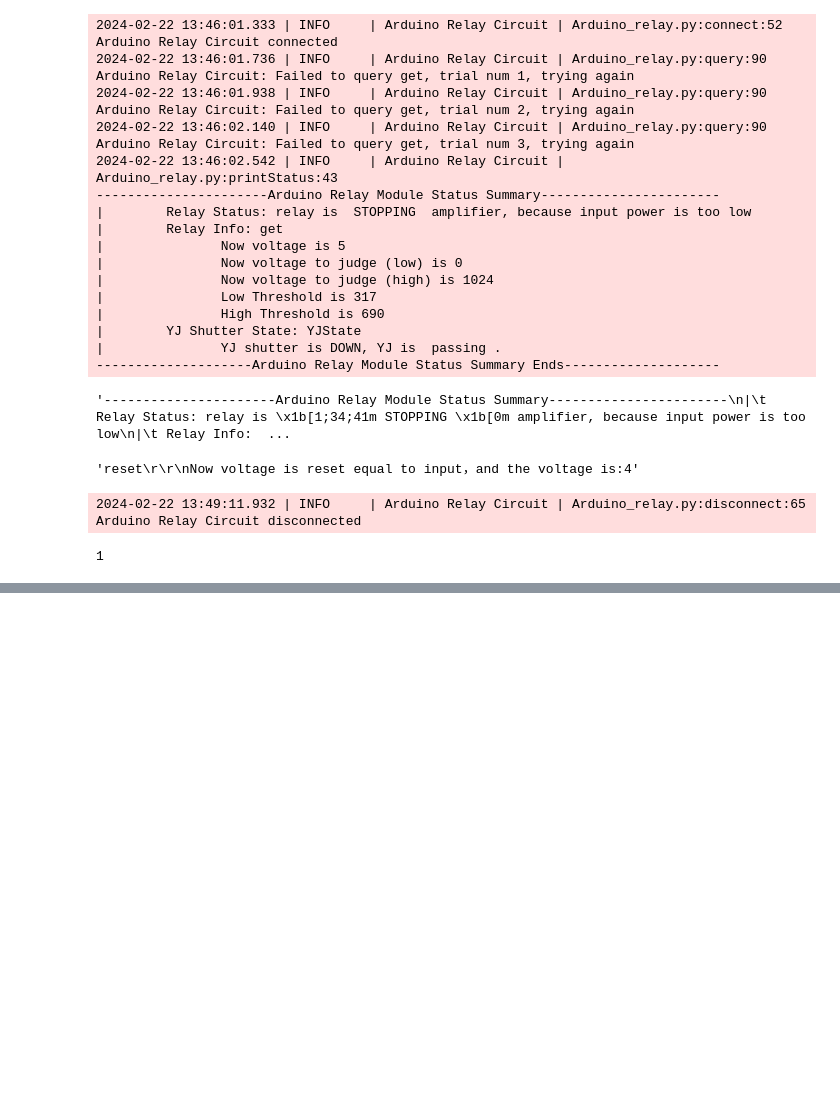
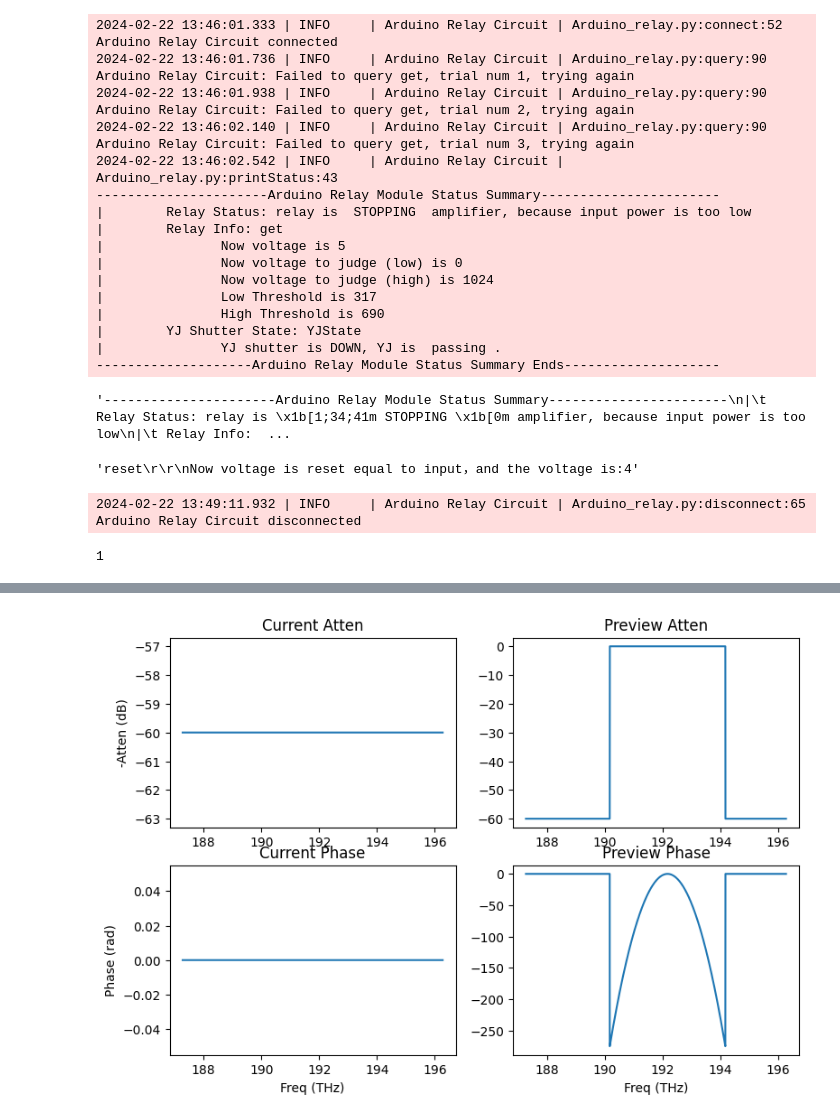
Before and after one commit to kester2015/KeckLFC-deploy, a Jupyter notebook: Notebooks/new_laptop_test.ipynb, the cells around one changed output, grey strips where cells are left out. Drawn from its saved outputs; the diff is of its cells as text; code cells hidden in the pictures; blank space fills up the shorter version.

```diff
--- a/Notebooks/new_laptop_test.ipynb
+++ b/Notebooks/new_laptop_test.ipynb
@@ -362,0 +375,8 @@ AttributeError: 'Clarity' object has no attribute 'inst'
+# %%
+from Hardware.Waveshaper import Waveshaper
+
+
+
+#wsp = Waveshaper(addr=f'ASRL{6}::INSTR')
+wsp = Waveshaper(addr='SN200157',WSname='Waveshaper')
+wsp.connect()
@@ -362,0 +389,6 @@ AttributeError: 'Clarity' object has no attribute 'inst'
+# %%
+wsp.set3rdDisper(d2=-2.7,d3=0.)
+wsp.setBandPass(center=192.174,span=4)
+wsp.plotStatus()
+wsp.writeProfile()
+# %% [output]
@@ -362,0 +401 @@ AttributeError: 'Clarity' object has no attribute 'inst'
+[figure, added]
```
Also changed, not shown: parts of 6 cells of this notebook, 1 other file.
